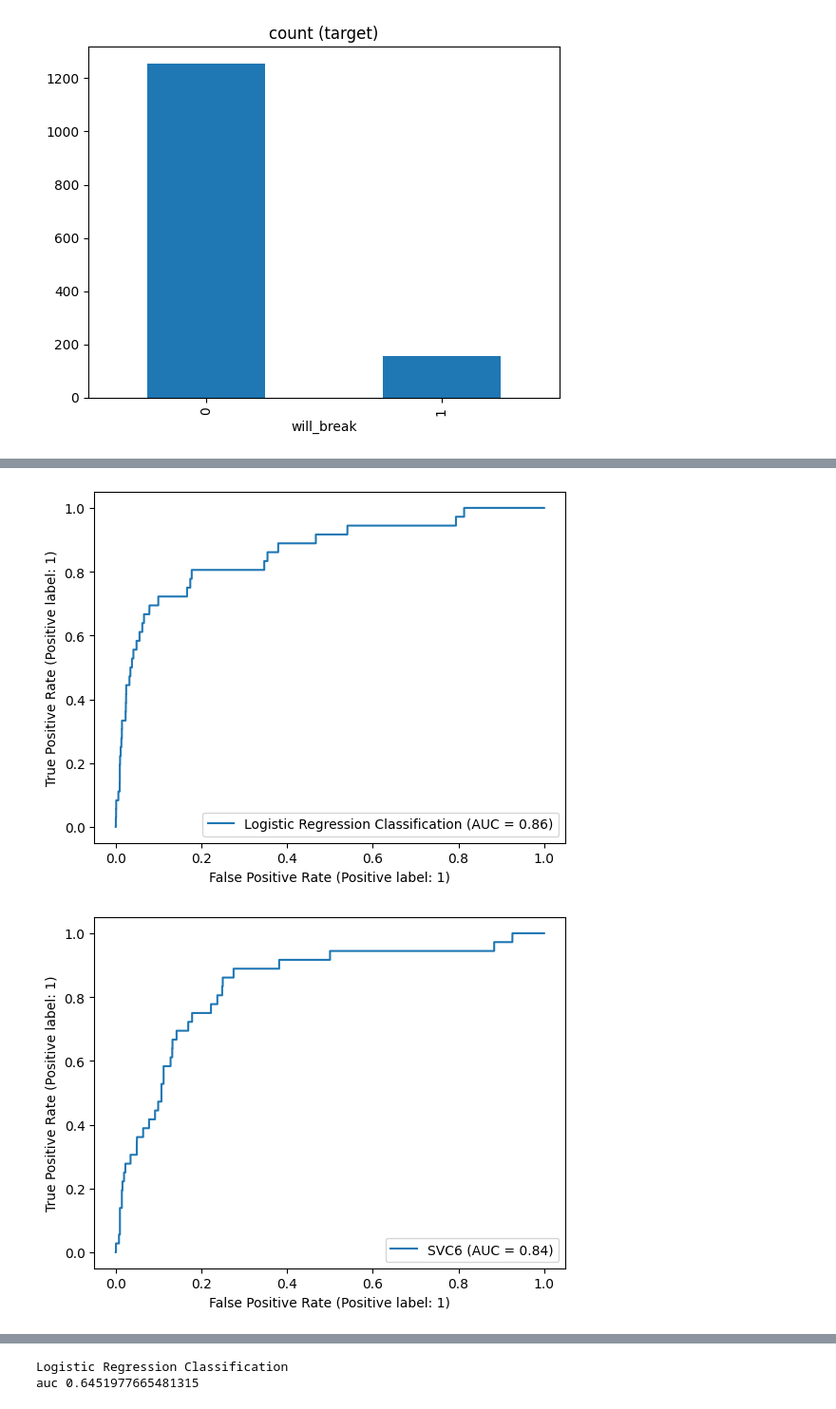
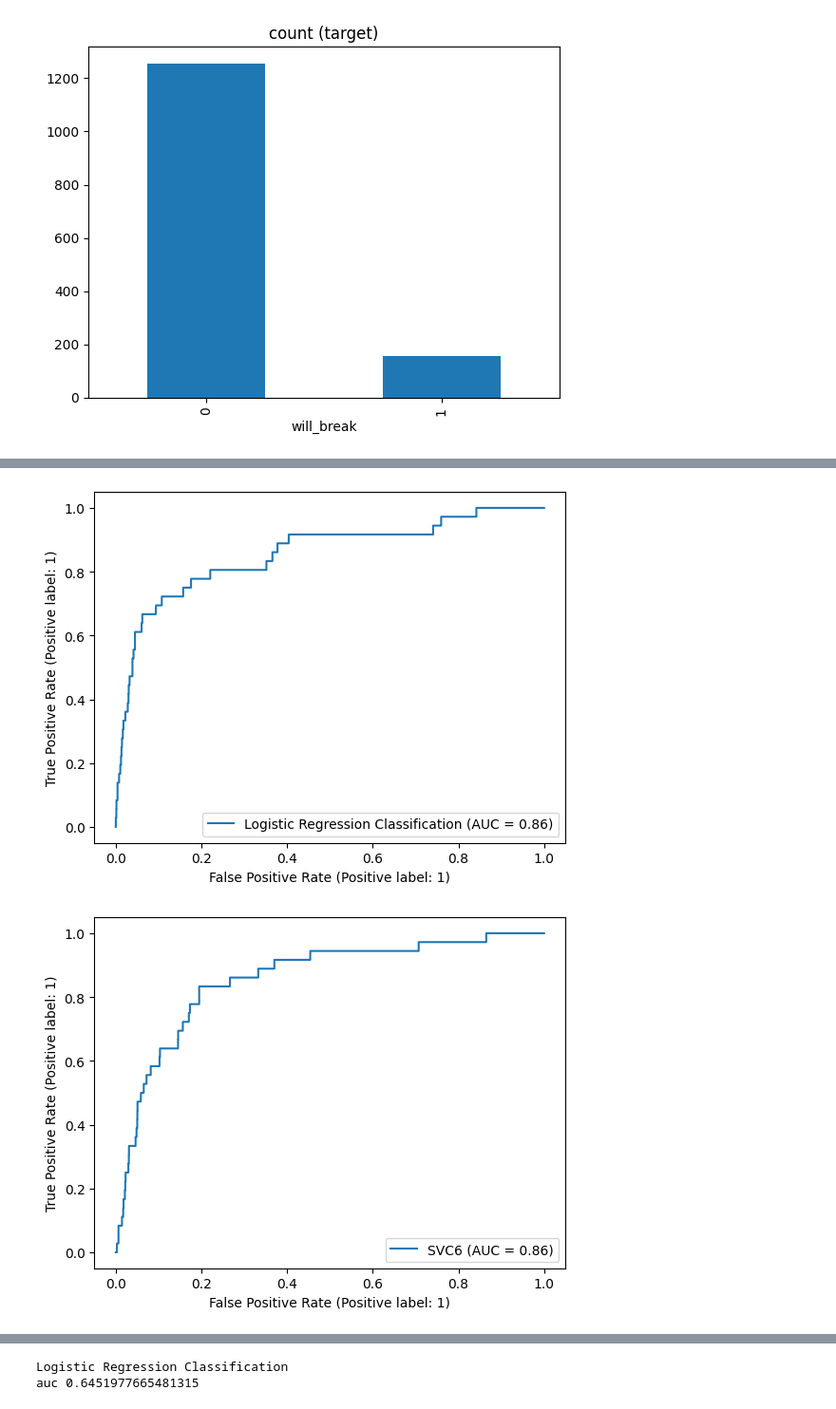
Before and after one commit to theuerc/ann_arbor_watermain_break_predictions, a Jupyter notebook: models/02_models.ipynb, the cells around one changed output, grey strips where cells are left out. Shown at 95% size. Cells and saved outputs as stored; diff of their text form; code cells hidden in the pictures.

```diff
--- a/models/02_models.ipynb
+++ b/models/02_models.ipynb
@@ -70,6 +70,7 @@ Outcome: if the pipe will breaks in the next 3 years
 #looking from 2015 trying to predict next 3 years
 CUTOFF = pd.to_datetime('01-01-2016')
 TEST_VAL_CUTOFF = pd.to_datetime('01-01-2019')
+PREDS_CUTOFF = pd.to_datetime('01-01-2021')
 # %%
 df = process_date_cols(df, CUTOFF)
 # %%
@@ -207,15 +255,16 @@ models = [
     # ("SVC3 - C 15", SVC(C = 15, class_weight='balanced'), {'model__C': [5, 10, 15], 'model__gamma': ['scale', 'auto']}),
     # ("SVC4 - C1", SVC(C = 1, class_weight='balanced'), {'model__C': [5, 10, 15], 'model__gamma': ['scale', 'auto']}),
     # ("SVC5 - C10", SVC(C = 10, class_weight='balanced'), {'model__C': [5, 10, 15], 'model__gamma': ['scale', 'auto']}),
-    ("SVC6", SVC(), {'model__C': [5, 7, 10, 12, 15, 18, 20], 'model__gamma': ['scale', 'auto'], 'model__class_weight': ['balanced'], 'model__random_state': [13]}),
+    ("SVC6", SVC(), {'model__C': [5, 7, 10, 12, 15, 18], 'model__gamma': ['scale', 'auto', 0.05], 'model__class_weight': ['balanced'], 'model__random_state': [13], 'model__probability': [True]}),
     # ("Decision Tree Regression", DecisionTreeClassifier(), {'model__max_depth':[None,2, 5]}),
-    ("Random Forest Classification", RandomForestClassifier(), {'model__n_estimators': [75, 100,125, 150,200], 'model__max_depth':[None, 2, 3, 4, 5], 'model__min_samples_split': [2, 3, 4], 'model__max_features': ['sqrt', 'log2', 10, 12, 15, 17], 'model__random_state': [13]}), # 'model__class_weight': ['balanced', None]}),
+    ("Random Forest Classification", RandomForestClassifier(), {'model__n_estimators': [75, 90, 100, 110, 125, 150,200, 225, 250], 'model__max_depth':[ 3, 4, 5, 6], 'model__min_samples_split': [3], 'model__min_weight_fraction_leaf':[0, 0.001],'model__max_features': ['sqrt', 'log2',16, 17], 'model__random_state': [13]}), # 'model__class_weight': ['balanced', None]}),
     # ("Random Forest Classification2", RandomForestClassifier(min_samples_split = 3,  n_estimators=75), {'model__n_estimators': [100,150,200]}),
+    #'model__max_features': ['sqrt', 'log2', 15, 16, 17]
 
     #'model__class_weight': ['balanced']
 
     # ("Gradient Boosting Classification", GradientBoostingClassifier(n_estimators=440, max_depth=5, learning_rate=0.012, random_state=0, max_features='sqrt'), {'model__n_estimators': [100,150,200]}),
-    ("Gradient Boosting Classification", GradientBoostingClassifier(), {'model__n_estimators': [100, 150,200, 300, 450, 500], 'model__max_depth': [3, 5, 4, 6,7], 'model__learning_rate': [0.01, 0.025, .05, 0.75, 0.1], 'model__max_features': ['sqrt', 'log2'], 'model__random_state': [13], 'model__min_samples_split': [2, 3, 4]}),
+    # ("Gradient Boosting Classification", GradientBoostingClassifier(), {'model__n_estimators': [100, 150,200, 300, 450, 500], 'model__max_depth': [3, 5, 4, 6,7], 'model__learning_rate': [0.01, 0.025, .05, 0.75, 0.1], 'model__max_features': ['sqrt', 'log2'], 'model__random_state': [13]}),
     # ("Gradient Boosting Classification2", GradientBoostingClassifier( n_estimators=100, max_depth=7, learning_rate=0.2, random_state=0, max_features='sqrt'), {'model__n_estimators': [100,150,200]}),
     # ("Gradient Boosting Classification3", GradientBoostingClassifier( n_estimators=375, max_depth=3, learning_rate=0.02, random_state=0, max_features=2), {'model__n_estimators': [100,150,200]}),
     # ('xgb', XGBClassifier(), {'model__n_estimators': [100,150,200]}),
@@ -298,0 +351,18 @@ Resample dataset shape Counter({0: 19405, 1: 19405})
+# %%
+from sklearn.feature_selection import mutual_info_classif, mutual_info_regression, SelectKBest, chi2, f_classif
+numeric_cols = list(X_train.columns)
+scaler = StandardScaler()
+X_train_scaled = scaler.fit_transform(X_train[numeric_cols])
+
+# X_train_encoded = StandardScaler().fit_transform(X_train)
+selector = SelectKBest(f_classif, k=20)
+X_selected = selector.fit_transform(X_train_scaled, y_train)
+selected_features = X_train.columns[selector.get_support()]
+print("Selected Features:", selected_features)
+
+selector_mi = SelectKBest(mutual_info_classif, k=20)
+X_selected_mi = selector_mi.fit_transform(X_train_scaled, y_train)
+
+# Display the selected features using mutual information
+selected_features_mi = X_train.columns[selector_mi.get_support()]
+print("Selected Features (Mutual Information):", selected_features_mi)
@@ -305,8 +388,15 @@ for model in models:
     print(model[0])
     model = model[1]
     numeric_cols = list(df.columns)
-    numeric_cols.remove('installation_year')
+    # numeric_cols.remove('installation_year')
     numeric_cols.remove('will_break')
+    # potential_drop = ['OTH','WNPRZ','HDPE','RC','Other','NEHEPRZ','NEHWPRZ', 'NEDPRZ', "PVC", "ST", 'STL']
+    # for col in potential_drop:
+    #     if col in numeric_cols:
+    #         numeric_cols.remove(col)
+    # numeric_cols.remove('installation_year')
+    # numeric_cols.
+
     # numeric_transformer = Pipeline(
     #     steps=[("scaler", StandardScaler())]
     # )
@@ -315,13 +405,16 @@ for model in models:
     preprocessor = ColumnTransformer(
         transformers=[
             ("num", StandardScaler(), numeric_cols),
-            ("year", 'passthrough', ['installation_year'])
+            # ("year", 'passthrough', ['installation_year'])
         ]
     )
     pipe = Pipeline(steps=[("preprocessor", preprocessor), ('model', model)])
     #model.fit(trainX_prepared, trainY)
-    grids =  GridSearchCV(pipe, param_grid=params, scoring=['f1', 'roc_auc'], cv=3, refit='f1', verbose=1, n_jobs=-1)
+    grids =  GridSearchCV(pipe, param_grid=params, scoring=['f1', 'roc_auc'], cv=2, refit='f1', verbose=1, n_jobs=-1)
+    # cv = [(slice(None), slice(None))]
     grids.fit(X_train, y_train)
+    # grids.fit(x_smote, y_smote)
+    #  scoring=['f1', 'roc_auc']
     # , 'roc_auc'
     #print('train result', result['test_score'])
     print('best params', grids.best_params_)
@@ -355,2 +443,2 @@ f1 0.16
-[figure, old version]
+[figure, new version]
-[figure, old version]
+[figure, new version]
```
Also changed, not shown: parts of 31 cells of this notebook.
